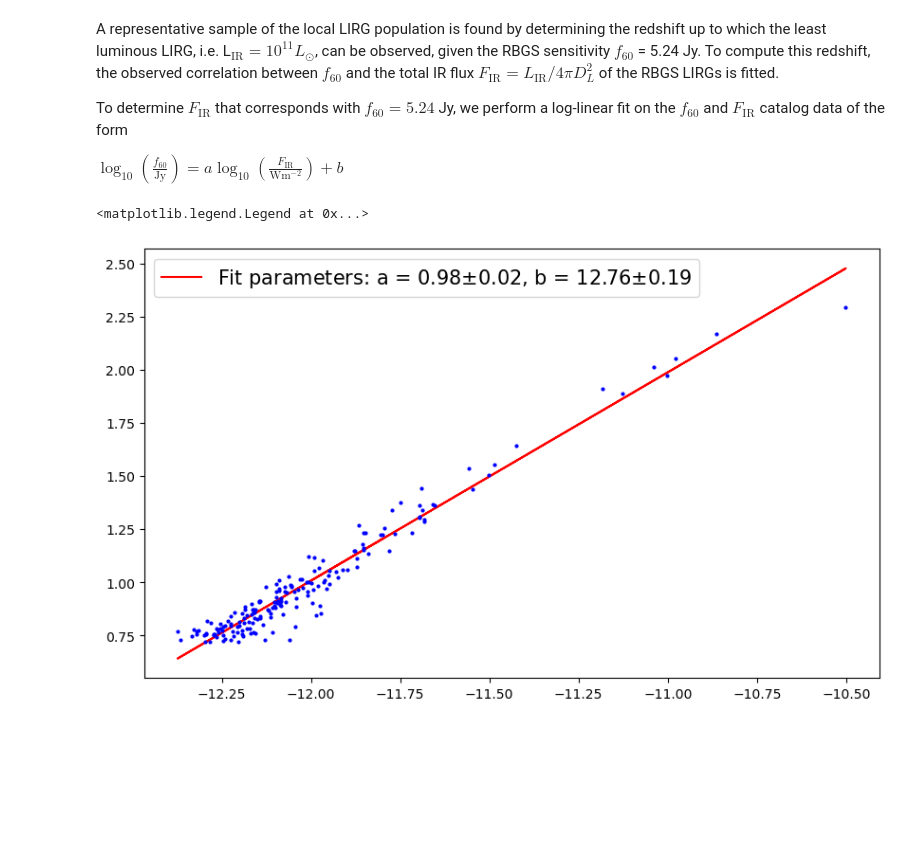
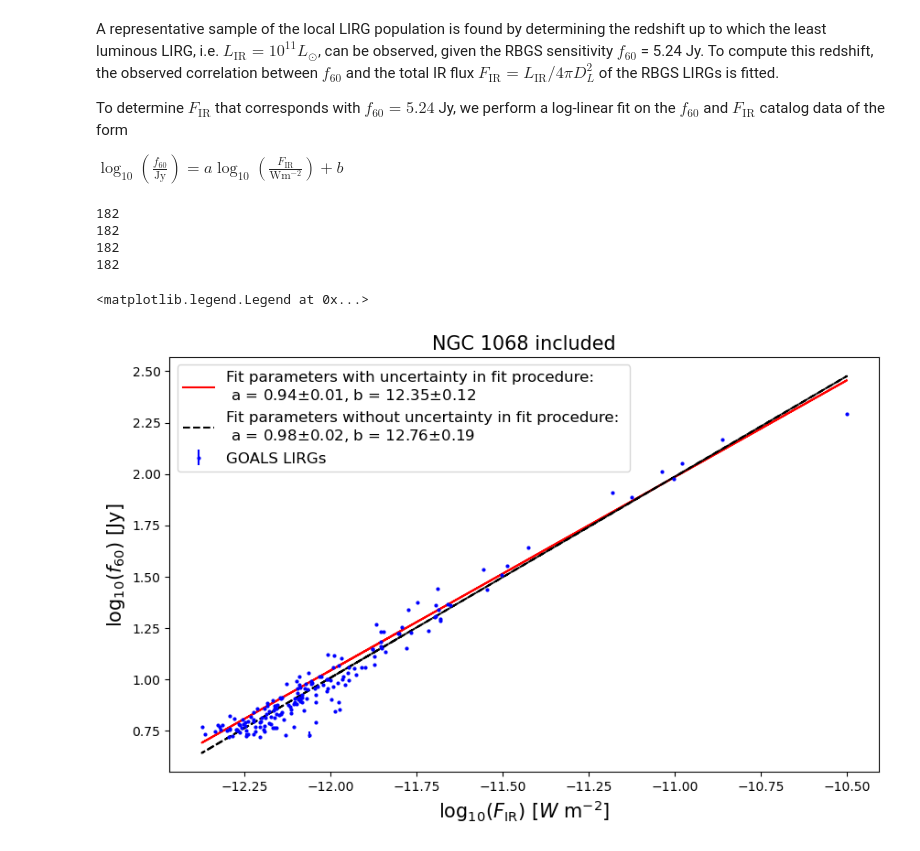
Before and after one commit to YarnoMerckx/diffuse-neutrino-flux-u-lirgs, a Jupyter notebook: Completeness_folder/Completeness.ipynb, the cells around one changed output. Cells and saved outputs as stored; diff of their text form; code cells hidden in the pictures; blank space fills up the shorter version.

```diff
--- a/Completeness_folder/Completeness.ipynb
+++ b/Completeness_folder/Completeness.ipynb
@@ -6,7 +6,7 @@ from astropy import units as u
 from astropy.cosmology import z_at_value, Planck18
 # %% [markdown]
 A representative sample of the local LIRG population is found by determining the redshift up to which
-the least luminous LIRG, i.e. L$_{\mathrm{IR}} = 10^{11} L_{\odot}$, can be observed, given the RBGS sensitivity $f_{60}$ = 5.24 Jy. To compute this redshift, the observed correlation between $f_{60}$ and the total IR flux $F_{\mathrm{IR}} = L_{\mathrm{IR}} / 4 \pi D^2_L $ of the RBGS LIRGs is fitted.
+the least luminous LIRG, i.e. $L_{\mathrm{IR}} = 10^{11} L_{\odot}$, can be observed, given the RBGS sensitivity $f_{60}$ = 5.24 Jy. To compute this redshift, the observed correlation between $f_{60}$ and the total IR flux $F_{\mathrm{IR}} = L_{\mathrm{IR}} / 4 \pi D^2_L $ of the RBGS LIRGs is fitted.
 
 
 To determine $F_{\mathrm{IR}}$ that corresponds with $f_{60} = 5.24$ Jy, we perform a log-linear fit on the $f_{60}$ and $F_{\mathrm{IR}}$ catalog data of the form
@@ -21,19 +23,51 @@ def func(x,a,b): return a*x+b
 def Fir(f12,f25,f60,f100): return 1.8e-14*(13.48*f12+ 5.16*f25+2.58*f60+f100)
 
 Fir_RBGS = np.array([Fir(i[0],i[1],i[2],i[3]) for i in flux_densities] )
-f60_density = [i[2] for i in flux_densities]
-popt, pcov = curve_fit(func, np.log10(Fir_RBGS) ,np.log10(f60_density))
-unc_a = np.sqrt(np.diag(pcov)[0])
-unc_b = np.sqrt(np.diag(pcov)[1])
+print(len(Fir_RBGS))
+Fir_RBGS_no1068 = np.delete(Fir_RBGS, 24)
+print(len(Fir_RBGS))
+
+f60_density = np.array([i[2] for i in flux_densities])
+print(len(f60_density))
+f60_density_no1068 = np.delete(f60_density, 24)
+print(len(f60_density))
+
+testi = abs(np.array([np.log10(i+j)-np.log10(i) for i,j in zip(f60_density,f60_unc)]))
+popt1, pcov1 = curve_fit(func, np.log10(Fir_RBGS), np.log10(f60_density), sigma  = f60_unc/(np.log(10)*f60_density))
+popt2, pcov2 = curve_fit(func, np.log10(Fir_RBGS), np.log10(f60_density))
+
+unc_a1 = np.sqrt(np.diag(pcov1)[0])#with unc in fit procedure
+unc_b1 = np.sqrt(np.diag(pcov1)[1])
+unc_a2 = np.sqrt(np.diag(pcov2)[0])#without unc in fit procedure
+unc_b2 = np.sqrt(np.diag(pcov2)[1])
+
+popt1_no1068, pcov1_no1068 = curve_fit(func, np.log10(Fir_RBGS_no1068), np.log10(f60_density_no1068), sigma  = f60_unc_no1068/(np.log(10)*f60_density_no1068))
+popt2_no1068, pcov2_no1068 = curve_fit(func, np.log10(Fir_RBGS_no1068), np.log10(f60_density_no1068))
+
+unc_a1_no1068 = np.sqrt(np.diag(pcov1_no1068)[0])
+unc_b1_no1068 = np.sqrt(np.diag(pcov1_no1068)[1])
+unc_a2_no1068 = np.sqrt(np.diag(pcov2_no1068)[0])
+unc_b2_no1068 = np.sqrt(np.diag(pcov2_no1068)[1])
+# %% [output]
+182
+182
+182
+182
 # %%
 
 fig=plt.figure(figsize=(10,6), dpi= 100, facecolor='w', edgecolor='k')
 
-plt.errorbar(np.log10(Fir_RBGS),np.log10(f60_density),xerr = None, yerr = None, ls = "none", marker = 'o',color = 'blue',ms= 2)
-plt.plot(np.log10(Fir_RBGS), func(np.log10(Fir_RBGS),popt[0],popt[1]),
-         label = 'Fit parameters: a = ' + str(round(popt[0],2)) + '$ \pm $' + str(round(unc_a,2)) +
-         ', b = ' + str(round(popt[1],2)) + '$ \pm $' +str(round(unc_b,2)), color = 'red')
-plt.legend(fontsize = 15)
+plt.errorbar(np.log10(Fir_RBGS),np.log10(f60_density),xerr = None, yerr = f60_unc/(np.log(10)*f60_density), ls = "none", marker = 'o',color = 'blue',ms= 2, label = "GOALS LIRGs ")
+plt.plot(np.log10(Fir_RBGS), func(np.log10(Fir_RBGS),popt1[0],popt1[1]),
+         label = 'Fit parameters with uncertainty in fit procedure: \n a = ' + str(round(popt1[0],2)) + '$ \pm $' + str(round(unc_a1,2)) +
+         ', b = ' + str(round(popt1[1],2)) + '$ \pm $' +str(round(unc_b1,2)), color = 'red')
+plt.plot(np.log10(Fir_RBGS), func(np.log10(Fir_RBGS),popt2[0],popt2[1]),
+         label = 'Fit parameters without uncertainty in fit procedure: \n a = ' + str(round(popt2[0],2)) + '$ \pm $' + str(round(unc_a2,2)) +
+         ', b = ' + str(round(popt2[1],2)) + '$ \pm $' +str(round(unc_b2,2)), color = 'black',linestyle = '--')
+plt.xlabel('$\log_{10}(F_{\mathrm{IR}})$ [$W$ m$^{-2}$]', fontsize = 15)
+plt.ylabel('$\log_{10}(f_{60})$ [Jy]', fontsize = 15)
+plt.title("NGC 1068 included", fontsize = 15)
+plt.legend(fontsize = 12)
 # %% [output]
 <matplotlib.legend.Legend at 0x...>
-[figure, old version]
+[figure, new version]
```
Also changed, not shown: parts of 7 cells of this notebook, 2 other files.
